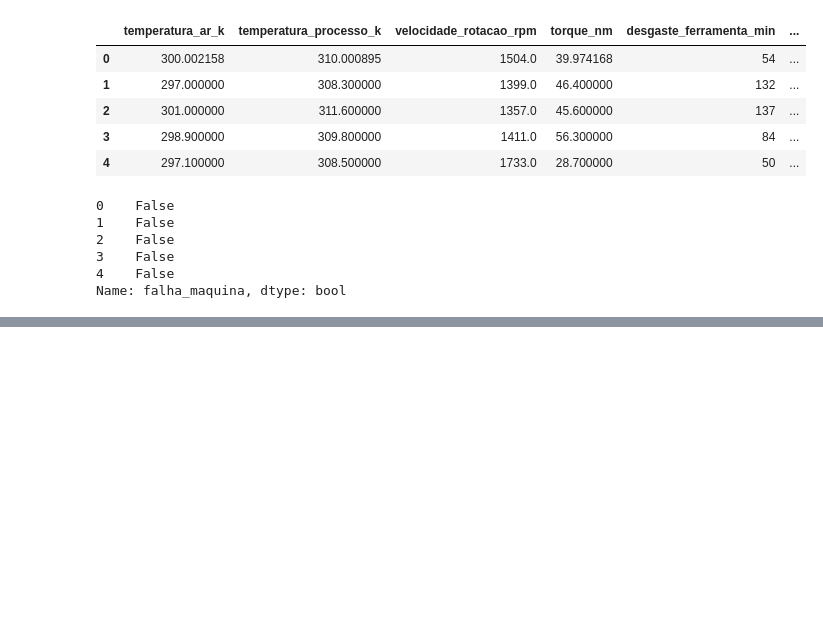
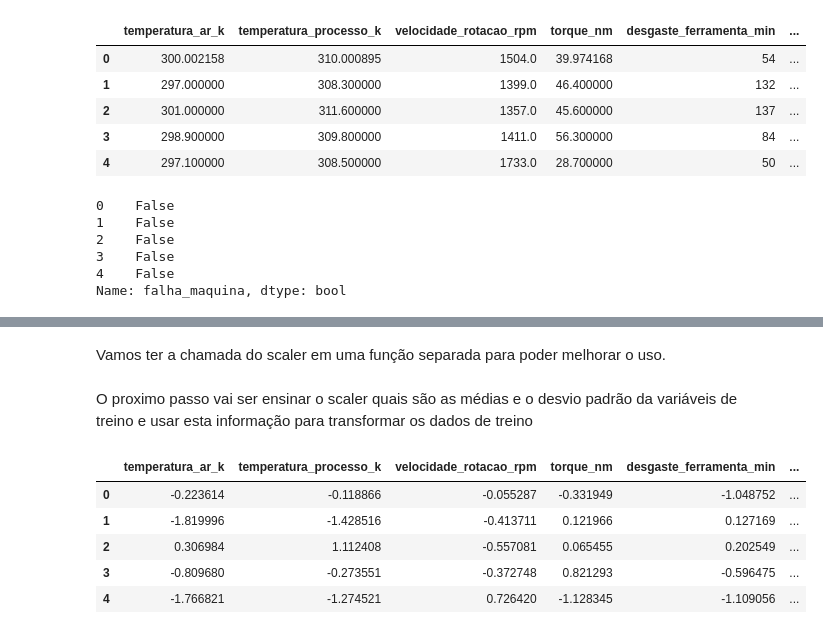
Before and after one commit to senapalm/predictive-maintenance, a Jupyter notebook: notebooks/projeto_final_sena.ipynb, the cells around one changed output, grey strips where cells are left out. Cells and saved outputs as stored; diff of their text form; code cells hidden in the pictures; blank space fills up the shorter version.

Commit message:
Implementa Fase 5: escalonamento de variáveis para KNN

```diff
--- a/notebooks/projeto_final_sena.ipynb
+++ b/notebooks/projeto_final_sena.ipynb
@@ -414,0 +421,6 @@ Name: falha_maquina, dtype: bool
+# %%
+from src.phase05_scaling import identificar_variaveis_scaling
+
+variaveis_scaling = identificar_variaveis_scaling(df, "falha_maquina",["udi"])
+
+display(variaveis_scaling)
@@ -414,0 +435,25 @@ Name: falha_maquina, dtype: bool
+# %% [markdown]
+Vamos ter a chamada do scaler em uma função separada para poder melhorar o uso.
+# %%
+from src.phase05_scaling import criar_scaler
+
+scaler = criar_scaler()
+# %% [markdown]
+O proximo passo vai ser ensinar o scaler quais são as médias e o desvio padrão da variáveis de treino e usar esta informação para transformar os dados de treino
+# %%
+from src.phase05_scaling import aplicar_scaling_treino
+
+x_train = aplicar_scaling_treino(
+    x_train,
+    variaveis_scaling,
+    scaler
+)
+
+x_train[variaveis_scaling].head()
+# %% [output]
+|  | temperatura_ar_k | temperatura_processo_k | velocidade_rotacao_rpm | torque_nm | desgaste_ferramenta_min | ... |
+| 0 | -0.223614 | -0.118866 | -0.055287 | -0.331949 | -1.048752 | ... |
+| 1 | -1.819996 | -1.428516 | -0.413711 | 0.121966 | 0.127169 | ... |
+| 2 | 0.306984 | 1.112408 | -0.557081 | 0.065455 | 0.202549 | ... |
+| 3 | -0.809680 | -0.273551 | -0.372748 | 0.821293 | -0.596475 | ... |
+| 4 | -1.766821 | -1.274521 | 0.726420 | -1.128345 | -1.109056 | ... |
```
Also changed, not shown: parts of 8 cells of this notebook, 1 other file.
